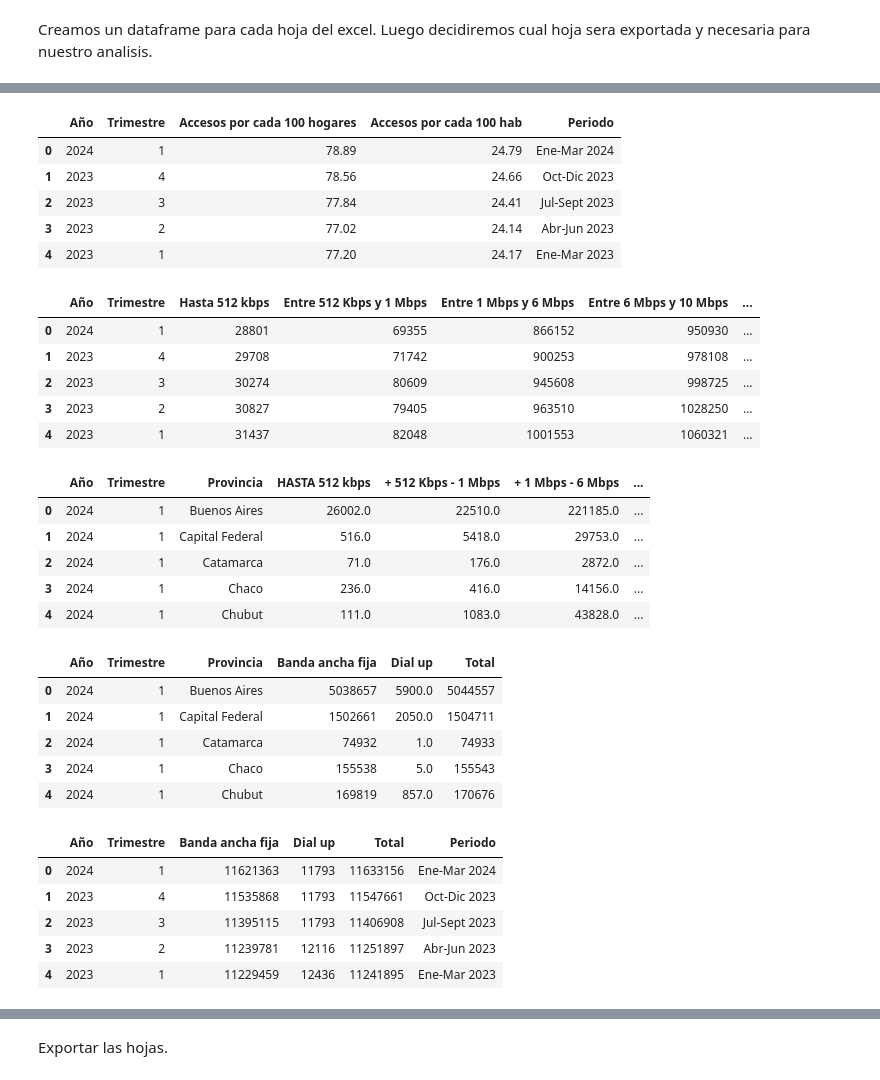
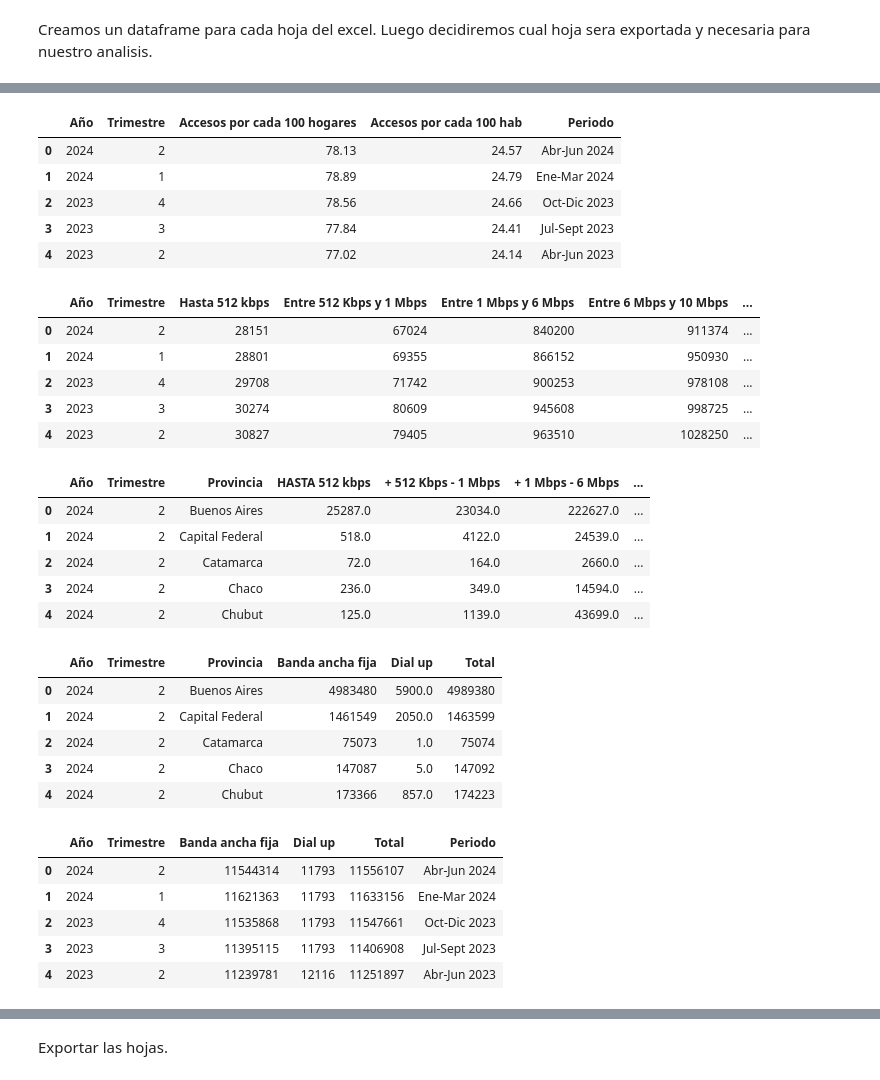
Before and after one commit to mauricioarcez/Analisis-de-Mercado-Internet-Arg, a Jupyter notebook: notebooks/etl.ipynb, the cells around one changed output, grey strips where cells are left out. Drawn from its saved outputs; the diff is of its cells as text; code cells hidden in the pictures.

```diff
--- a/notebooks/etl.ipynb
+++ b/notebooks/etl.ipynb
@@ -4,0 +7,13 @@ import pandas as pd
+# %%
+from functions import DescargadorExcel
+
+# Crear una instancia de la clase con la URL base
+enacom = DescargadorExcel(url_base='https://indicadores.enacom.gob.ar')
+
+# URL de la página donde se encuentra el archivo
+page_url = 'https://indicadores.enacom.gob.ar/datos-abiertos'
+link_text = 'Internet'  # archivo que busco
+
+# Obtener y listar las hojas del archivo Excel
+paginador = enacom.obtener_y_listar_hojas(page_url, link_text)
+paginador
@@ -128,57 +137,57 @@ penetracion_hogares.head()
 # %%
 # Totales de penetración de internet.
-penetracion_totales = excel[paginador[9]]
+penetracion_totales = enacom.obtener_y_leer_hoja(page_url, link_text, 9)
 penetracion_totales.head()
 # %% [output]
 |  | Año | Trimestre | Accesos por cada 100 hogares | Accesos por cada 100 hab | Periodo |
-| 0 | 2024 | 1 | 78.89 | 24.79 | Ene-Mar 2024 |
-| 1 | 2023 | 4 | 78.56 | 24.66 | Oct-Dic 2023 |
-| 2 | 2023 | 3 | 77.84 | 24.41 | Jul-Sept 2023 |
-| 3 | 2023 | 2 | 77.02 | 24.14 | Abr-Jun 2023 |
-| 4 | 2023 | 1 | 77.20 | 24.17 | Ene-Mar 2023 |
+| 0 | 2024 | 2 | 78.13 | 24.57 | Abr-Jun 2024 |
+| 1 | 2024 | 1 | 78.89 | 24.79 | Ene-Mar 2024 |
+| 2 | 2023 | 4 | 78.56 | 24.66 | Oct-Dic 2023 |
+| 3 | 2023 | 3 | 77.84 | 24.41 | Jul-Sept 2023 |
+| 4 | 2023 | 2 | 77.02 | 24.14 | Abr-Jun 2023 |
 # %%
 # Totales de accesos a internet desglosados por velocidad de conexión.
-totales_Accesos_por_velocidad = excel[paginador[10]]
+totales_Accesos_por_velocidad =enacom.obtener_y_leer_hoja(page_url, link_text, 10)
 totales_Accesos_por_velocidad.head()
 # %% [output]
 |  | Año | Trimestre | Hasta 512 kbps | Entre 512 Kbps y 1 Mbps | Entre 1 Mbps y 6 Mbps | Entre 6 Mbps y 10 Mbps | ... |
-| 0 | 2024 | 1 | 28801 | 69355 | 866152 | 950930 | ... |
-| 1 | 2023 | 4 | 29708 | 71742 | 900253 | 978108 | ... |
-| 2 | 2023 | 3 | 30274 | 80609 | 945608 | 998725 | ... |
-| 3 | 2023 | 2 | 30827 | 79405 | 963510 | 1028250 | ... |
-| 4 | 2023 | 1 | 31437 | 82048 | 1001553 | 1060321 | ... |
+| 0 | 2024 | 2 | 28151 | 67024 | 840200 | 911374 | ... |
+| 1 | 2024 | 1 | 28801 | 69355 | 866152 | 950930 | ... |
+| 2 | 2023 | 4 | 29708 | 71742 | 900253 | 978108 | ... |
+| 3 | 2023 | 3 | 30274 | 80609 | 945608 | 998725 | ... |
+| 4 | 2023 | 2 | 30827 | 79405 | 963510 | 1028250 | ... |
 # %%
 # Accesos a internet desglosados por velocidad de conexión.
-accesos_por_velocidad = excel[paginador[11]]
+accesos_por_velocidad = enacom.obtener_y_leer_hoja(page_url, link_text, 11)
 accesos_por_velocidad.head()
 # %% [output]
 |  | Año | Trimestre | Provincia | HASTA 512 kbps | + 512 Kbps - 1 Mbps | + 1 Mbps - 6 Mbps | ... |
-| 0 | 2024 | 1 | Buenos Aires | 26002.0 | 22510.0 | 221185.0 | ... |
-| 1 | 2024 | 1 | Capital Federal | 516.0 | 5418.0 | 29753.0 | ... |
-| 2 | 2024 | 1 | Catamarca | 71.0 | 176.0 | 2872.0 | ... |
-| 3 | 2024 | 1 | Chaco | 236.0 | 416.0 | 14156.0 | ... |
-| 4 | 2024 | 1 | Chubut | 111.0 | 1083.0 | 43828.0 | ... |
+| 0 | 2024 | 2 | Buenos Aires | 25287.0 | 23034.0 | 222627.0 | ... |
+| 1 | 2024 | 2 | Capital Federal | 518.0 | 4122.0 | 24539.0 | ... |
+| 2 | 2024 | 2 | Catamarca | 72.0 | 164.0 | 2660.0 | ... |
+| 3 | 2024 | 2 | Chaco | 236.0 | 349.0 | 14594.0 | ... |
+| 4 | 2024 | 2 | Chubut | 125.0 | 1139.0 | 43699.0 | ... |
 # %%
 # Accesos dial-up y Banda Ancha Fija (BAf)
-dial_BAf = excel[paginador[12]]
+dial_BAf = enacom.obtener_y_leer_hoja(page_url, link_text, 12)
 dial_BAf.head()
 # %% [output]
 |  | Año | Trimestre | Provincia | Banda ancha fija | Dial up | Total |
-| 0 | 2024 | 1 | Buenos Aires | 5038657 | 5900.0 | 5044557 |
-| 1 | 2024 | 1 | Capital Federal | 1502661 | 2050.0 | 1504711 |
-| 2 | 2024 | 1 | Catamarca | 74932 | 1.0 | 74933 |
-| 3 | 2024 | 1 | Chaco | 155538 | 5.0 | 155543 |
-| 4 | 2024 | 1 | Chubut | 169819 | 857.0 | 170676 |
+| 0 | 2024 | 2 | Buenos Aires | 4983480 | 5900.0 | 4989380 |
+| 1 | 2024 | 2 | Capital Federal | 1461549 | 2050.0 | 1463599 |
+| 2 | 2024 | 2 | Catamarca | 75073 | 1.0 | 75074 |
+| 3 | 2024 | 2 | Chaco | 147087 | 5.0 | 147092 |
+| 4 | 2024 | 2 | Chubut | 173366 | 857.0 | 174223 |
 # %%
 # Totales de accesos dial-up y Banda Ancha Fija (BAf).
-totales_Dial_BAf = excel[paginador[13]]
+totales_Dial_BAf = enacom.obtener_y_leer_hoja(page_url, link_text, 13)
 totales_Dial_BAf.head()
 # %% [output]
 |  | Año | Trimestre | Banda ancha fija | Dial up | Total | Periodo |
-| 0 | 2024 | 1 | 11621363 | 11793 | 11633156 | Ene-Mar 2024 |
-| 1 | 2023 | 4 | 11535868 | 11793 | 11547661 | Oct-Dic 2023 |
-| 2 | 2023 | 3 | 11395115 | 11793 | 11406908 | Jul-Sept 2023 |
-| 3 | 2023 | 2 | 11239781 | 12116 | 11251897 | Abr-Jun 2023 |
-| 4 | 2023 | 1 | 11229459 | 12436 | 11241895 | Ene-Mar 2023 |
+| 0 | 2024 | 2 | 11544314 | 11793 | 11556107 | Abr-Jun 2024 |
+| 1 | 2024 | 1 | 11621363 | 11793 | 11633156 | Ene-Mar 2024 |
+| 2 | 2023 | 4 | 11535868 | 11793 | 11547661 | Oct-Dic 2023 |
+| 3 | 2023 | 3 | 11395115 | 11793 | 11406908 | Jul-Sept 2023 |
+| 4 | 2023 | 2 | 11239781 | 12116 | 11251897 | Abr-Jun 2023 |
 # %%
 #  Ingresos generados por los servicios de internet en miles de pesos.
```
Also changed, not shown: parts of 25 cells of this notebook, 1 other file.
